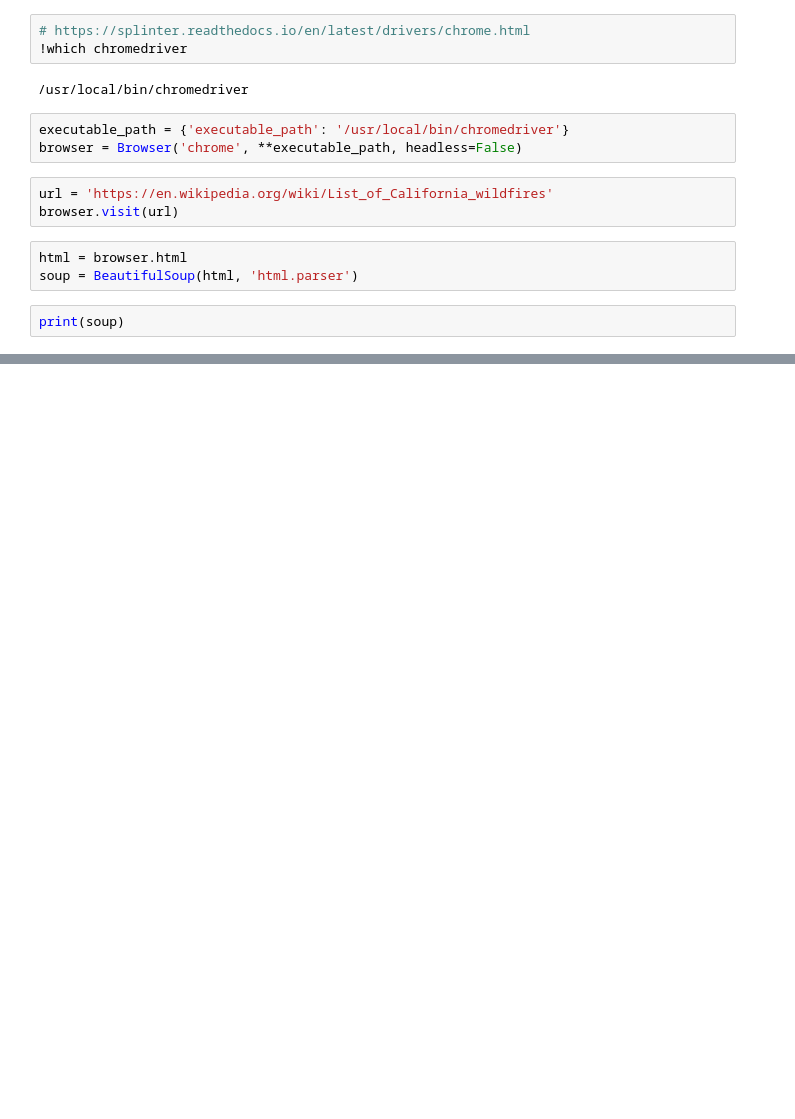
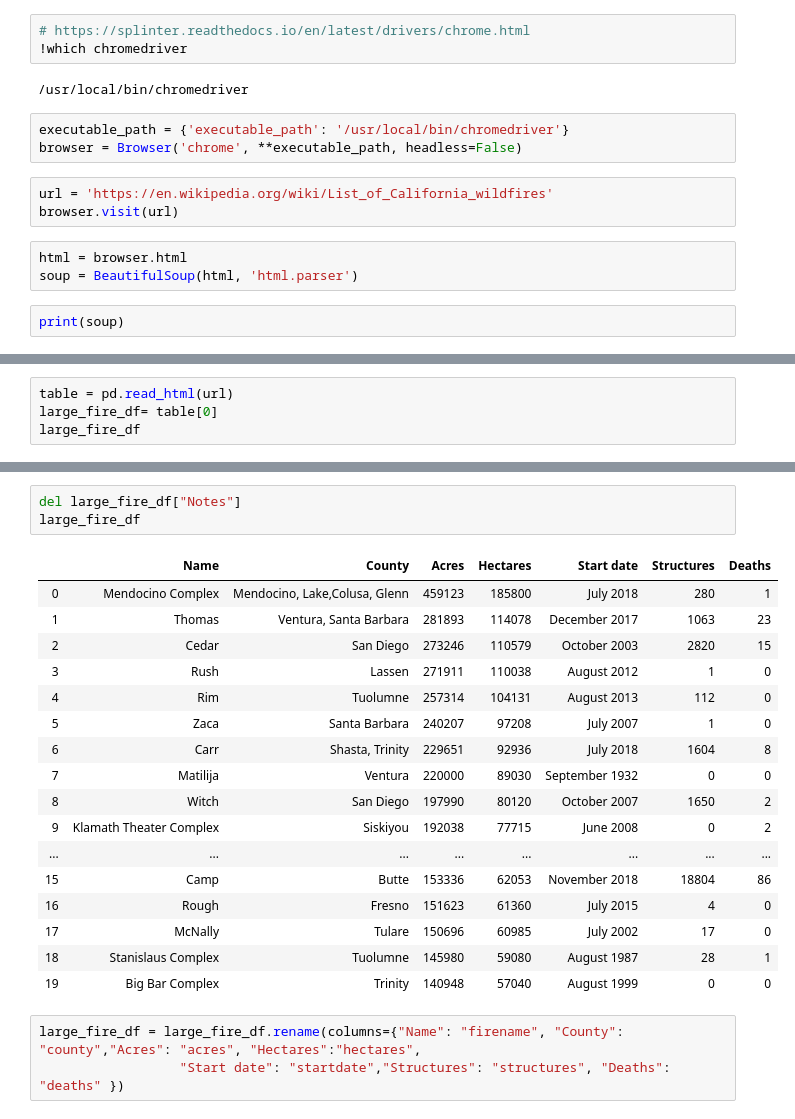
Before and after one commit to vang0887/Fire-Rain-Project, a Jupyter notebook: WikiScrape.ipynb, the cells around one changed output, grey strips where cells are left out. Cells and saved outputs as stored; diff of their text form; blank space fills up the shorter version.

```diff
--- a/WikiScrape.ipynb
+++ b/WikiScrape.ipynb
@@ -161,0 +25,4 @@ deadliest_element.click()
+# %%
+table = pd.read_html(url)
+large_fire_df= table[0]
+large_fire_df
@@ -161,0 +47,24 @@ deadliest_element.click()
+# %%
+del large_fire_df["Notes"]
+large_fire_df
+# %% [output]
+|  | Name | County | Acres | Hectares | Start date | Structures | Deaths |
+| 0 | Mendocino Complex | Mendocino, Lake,Colusa, Glenn | 459123 | 185800 | July 2018 | 280 | 1 |
+| 1 | Thomas | Ventura, Santa Barbara | 281893 | 114078 | December 2017 | 1063 | 23 |
+| 2 | Cedar | San Diego | 273246 | 110579 | October 2003 | 2820 | 15 |
+| 3 | Rush | Lassen | 271911 | 110038 | August 2012 | 1 | 0 |
+| 4 | Rim | Tuolumne | 257314 | 104131 | August 2013 | 112 | 0 |
+| 5 | Zaca | Santa Barbara | 240207 | 97208 | July 2007 | 1 | 0 |
+| 6 | Carr | Shasta, Trinity | 229651 | 92936 | July 2018 | 1604 | 8 |
+| 7 | Matilija | Ventura | 220000 | 89030 | September 1932 | 0 | 0 |
+| 8 | Witch | San Diego | 197990 | 80120 | October 2007 | 1650 | 2 |
+| 9 | Klamath Theater Complex | Siskiyou | 192038 | 77715 | June 2008 | 0 | 2 |
+| ... | ... | ... | ... | ... | ... | ... | ... |
+| 15 | Camp | Butte | 153336 | 62053 | November 2018 | 18804 | 86 |
+| 16 | Rough | Fresno | 151623 | 61360 | July 2015 | 4 | 0 |
+| 17 | McNally | Tulare | 150696 | 60985 | July 2002 | 17 | 0 |
+| 18 | Stanislaus Complex | Tuolumne | 145980 | 59080 | August 1987 | 28 | 1 |
+| 19 | Big Bar Complex | Trinity | 140948 | 57040 | August 1999 | 0 | 0 |
+# %%
+large_fire_df = large_fire_df.rename(columns={"Name": "firename", "County": "county","Acres": "acres", "Hectares":"hectares",
+                  "Start date": "startdate","Structures": "structures", "Deaths": "deaths" })
```
Also changed, not shown: parts of 49 cells of this notebook, 4 other files.
